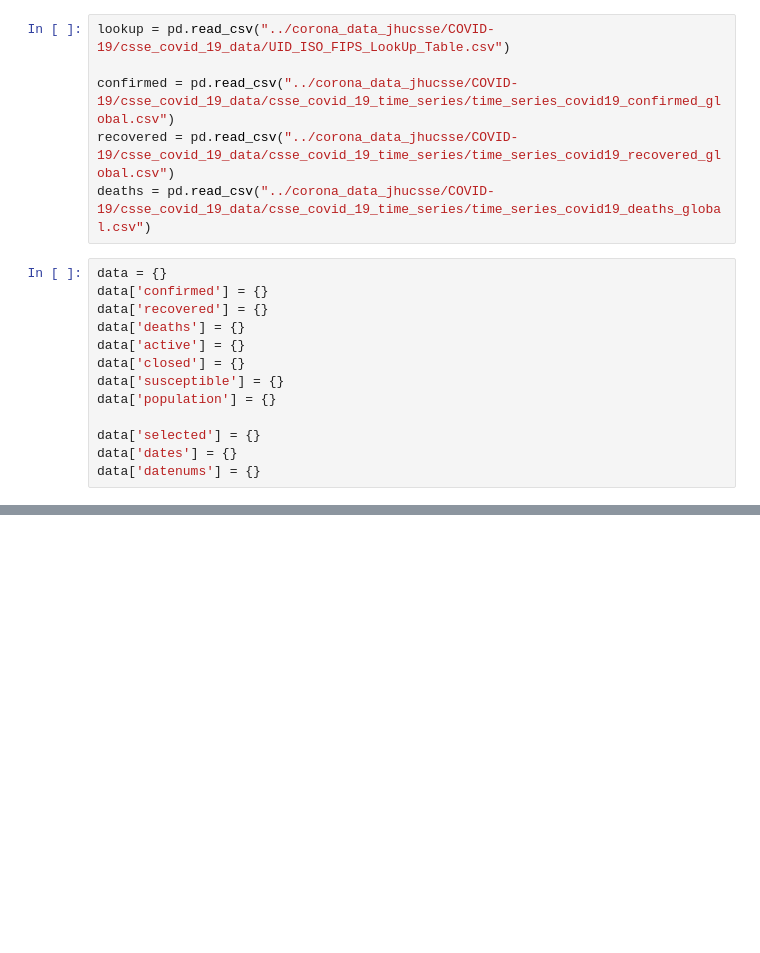
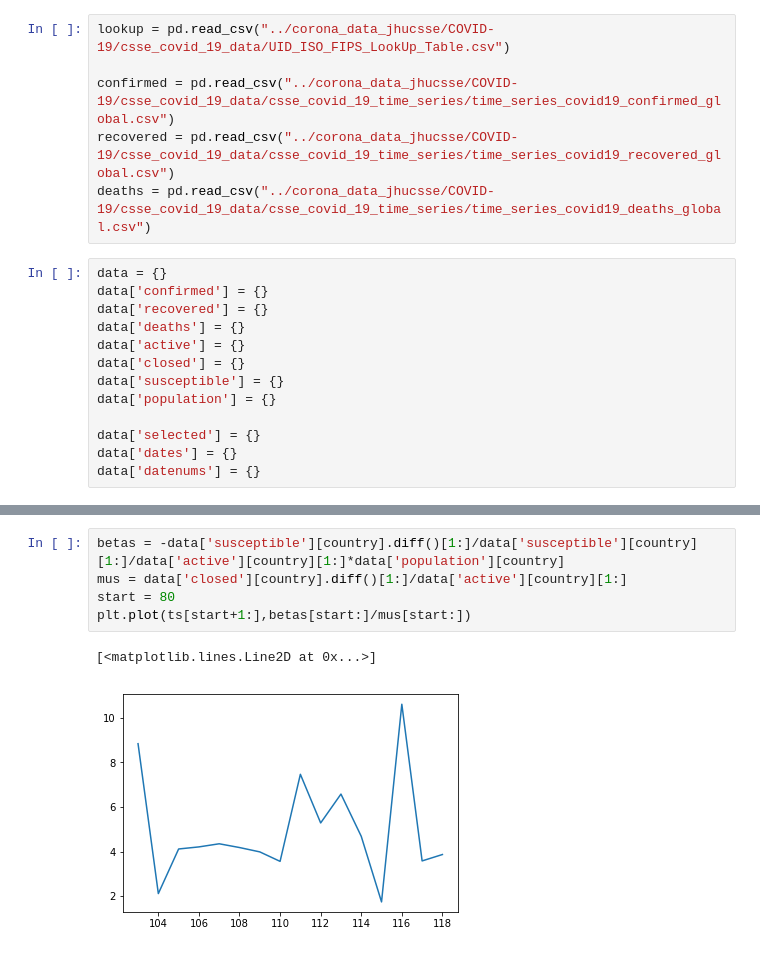
Before and after one commit to mikhailgaerlan/COVID-19-Model, a Jupyter notebook: coviddatamodel.ipynb, the cells around one changed output, grey strips where cells are left out. Saved outputs shown, nothing was run; the diff lists cells and outputs as text; blank space fills up the shorter version.

```diff
--- a/coviddatamodel.ipynb
+++ b/coviddatamodel.ipynb
@@ -231,0 +337,8 @@ fig.savefig('usprojection.png', bbox_extra_artists=(lgd,),bbox_inches='tight')
+# %%
+betas = -data['susceptible'][country].diff()[1:]/data['susceptible'][country][1:]/data['active'][country][1:]*data['population'][country]
+mus = data['closed'][country].diff()[1:]/data['active'][country][1:]
+start = 80
+plt.plot(ts[start+1:],betas[start:]/mus[start:])
+# %% [output]
+[<matplotlib.lines.Line2D at 0x...>]
+[figure, added]
```
Also changed, not shown: parts of 10 cells of this notebook.
